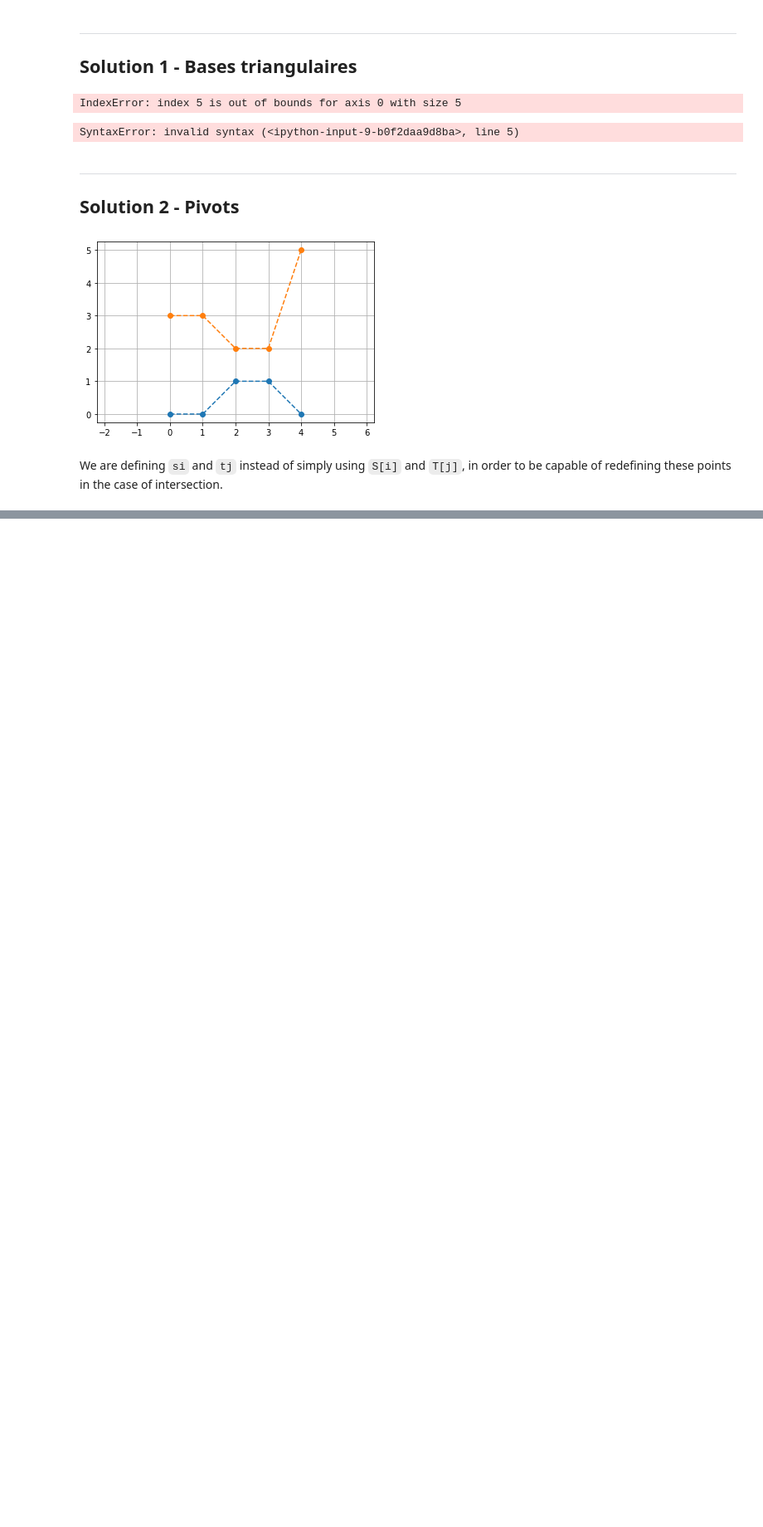
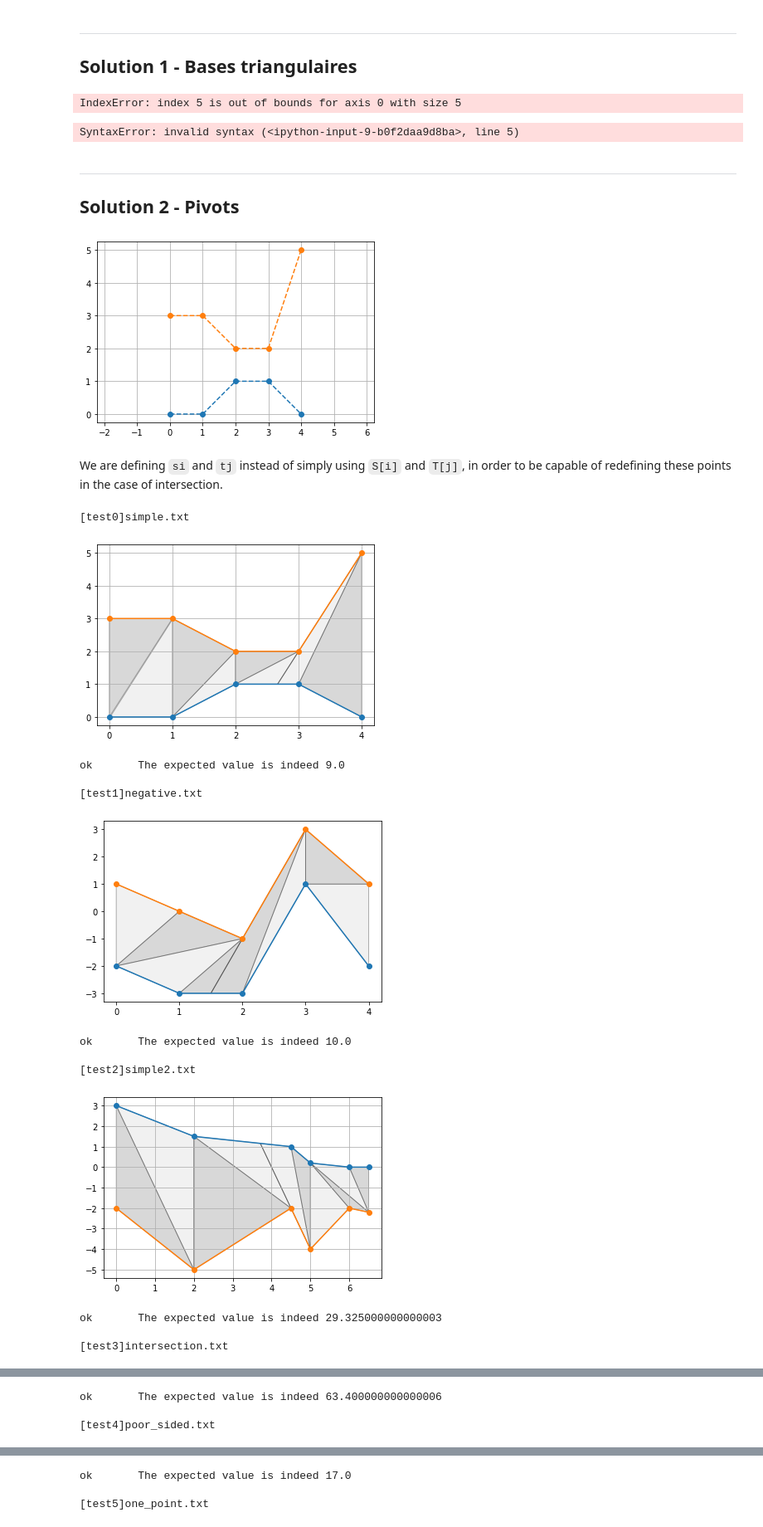
Before and after one commit to JulienNonin/error-btw-trajectories, a Jupyter notebook: Main.ipynb, the cells around one changed output, grey strips where cells are left out. Shown: that part at 83% size. Saved outputs shown, nothing was run; the diff lists cells and outputs as text; code cells hidden in the pictures; blank space fills up the shorter version.

```diff
--- a/Main.ipynb
+++ b/Main.ipynb
@@ -51,7 +51,12 @@ def dist_to_line(A1, A2, B):
 def orientation(A, B, C):
     """ Return 1 if Counterclockwise (and colinear)??, -1 if clockwise """
     r = (B[1] - A[1]) * (C[0] - B[0]) - (C[1] - B[1]) * (B[0] - A[0])
-    return 1 if r >=0 else -1 # TODO r >= 0 OR r > 0 ?????? (r = 0 => colinear)
+    if np.abs(r) < 1e-5 : # r = 0
+        return 0
+    elif r > 0:
+        return 1
+    else:
+        return -1
 # %% [markdown]
 ### Finding the intersection point of two line segments
 Let $p_1$ and $p_2$ be the (2D) endpoints of one segment and let $q_1$ and $q_2$ be the endpoints of the other. A parametrization of these lines are defined as:
@@ -110,8 +115,8 @@ def find_intersection_seg(p1, p2, q1, q2, display = False):
 # def norm(X):
 #     return (np.sum(X*X))**(0.5)
 
-# def is_colinear(v1, v2):
-#     return abs(np.dot(v1 * v2)) == norm(v1) * norm(v2)
+def is_colinear(v1, v2):
+    return abs(np.dot(v1, v2)) == norm(v1) * norm(v2)
 
 def find_eq_line(A, B):
     """ax + by = c"""
@@ -129,17 +134,17 @@ def find_intersection_lines(p1, p2, q1, q2):
     return np.array([xs, ys])
 
 def find_intersection_line_seg(p1, p2, q1, q2):
-    """intersection between (p1, p2) and ]q1, q2]"""
+    """intersection between (p1, p2) and ]q1, q2["""
     s = find_intersection_lines(p1, p2, q1, q2)
     # we have two find whether or not s belongs to ]q1, q2]
     ks = np.dot(q2-q1, s-q1)
     kp = np.dot(q2-q1, q2-q1)
-    if 0 < ks <= kp:
+    if 0 < ks < kp:
         return s
-    elif ks > kp:
-        return np.array([np.inf, np.inf])
+    elif ks >= kp:
+        return np.inf
     else: # ks <= 0
-        return np.array([-np.inf, -np.inf])
+        return -np.inf
 # %%
 # Testing fing_intersection_line_seg
 set = np.array([[2, 7], [2,-1], [6,5], [1,2]])
@@ -316,4 +381,18 @@ def error_btw_trajectories(S, T):
     plt.show()
     return error
 # %%
-validator.test(error_btw_trajectories)
+validator.test(error_btw_trajectories, samples_range = slice(0, None))
+# %% [output]
+[test0]simple.txt
+[figure, added]
+ok       The expected value is indeed 9.0
+
+[test1]negative.txt
+[figure, added]
+ok       The expected value is indeed 10.0
+
+[test2]simple2.txt
+[figure, added]
+ok       The expected value is indeed 29.325000000000003
+
+[test3]intersection.txt
@@ -319,0 +400,3 @@ validator.test(error_btw_trajectories)
+ok       The expected value is indeed 63.400000000000006
+
+[test4]poor_sided.txt
@@ -319,0 +404,3 @@ validator.test(error_btw_trajectories)
+ok       The expected value is indeed 17.0
+
+[test5]one_point.txt
```
Also changed, not shown: parts of 2 cells of this notebook, 4 other files.
